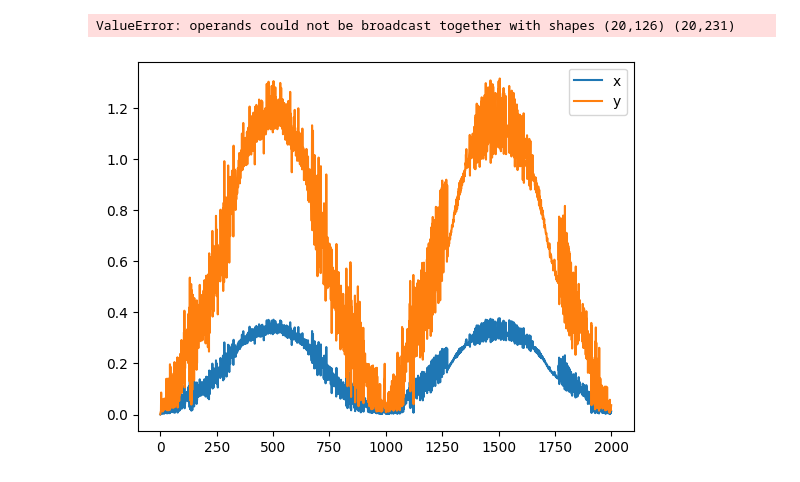
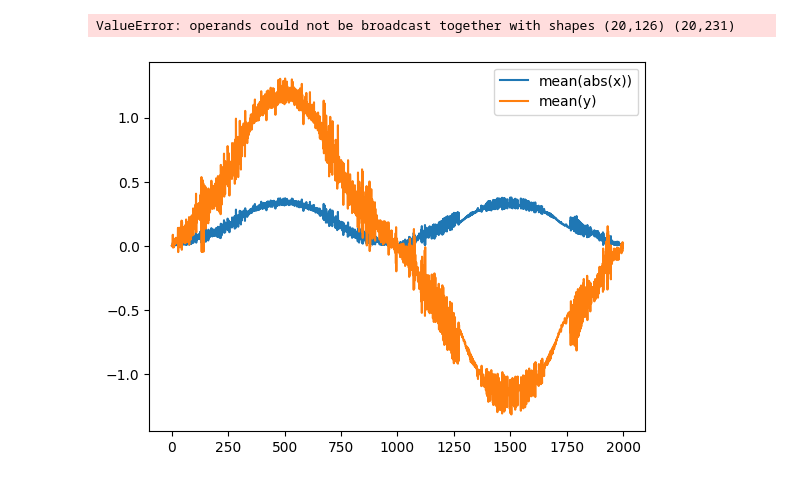
Before and after one commit to andinoboerst/FEMIN_adaptation, a Jupyter notebook: workspace/predictor_error.ipynb, the cells around one changed output. Cells and saved outputs as stored; diff of their text form; code cells hidden in the pictures.

```diff
--- a/workspace/predictor_error.ipynb
+++ b/workspace/predictor_error.ipynb
@@ -21,7 +21,7 @@ v_tensor_real = format_vectors_from_flat(v_real)
 with open("sim_results_error_v04.pkl", "wb") as f:
     pickle.dump((mesh_pred, u_tensor_pred, v_tensor_pred, mesh_real, u_tensor_real, v_tensor_real, error, bottom_half_nodes), f)
 # %%
-with open("sim_results_error_v04.pkl", "rb") as f:
+with open("results/sim_results_error_v03.pkl", "rb") as f:
     mesh_pred, u_tensor_pred, v_tensor_pred, mesh_real, u_tensor_real, v_tensor_real, error, bottom_half_nodes = pickle.load(f)
 # %%
 create_mesh_animation(mesh_pred, u_tensor_pred[:, :, 1], u_tensor_pred, name="comparison_prediction_v04")
@@ -43,10 +43,14 @@ ValueError: operands could not be broadcast together with shapes (20,126) (20,23
 error_mean = [abs(e).mean() for e in error]
 error_mean_x = [abs(e[::2]).mean() for e in error]
 error_mean_y = [abs(e[1::2]).mean() for e in error]
+# %%
+error_mean = [e.mean() for e in error]
+error_mean_x = [abs(e[::2]).mean() for e in error]
+error_mean_y = [e[1::2].mean() for e in error]
 # %%
 plt.plot(error_mean_x)
 plt.plot(error_mean_y)
-plt.legend(["x", "y"])
+plt.legend(["mean(abs(x))", "mean(y)"])
 plt.show()
 # %% [output]
-[figure, old version]
+[figure, new version]
```
Also changed, not shown: 24 other files.
